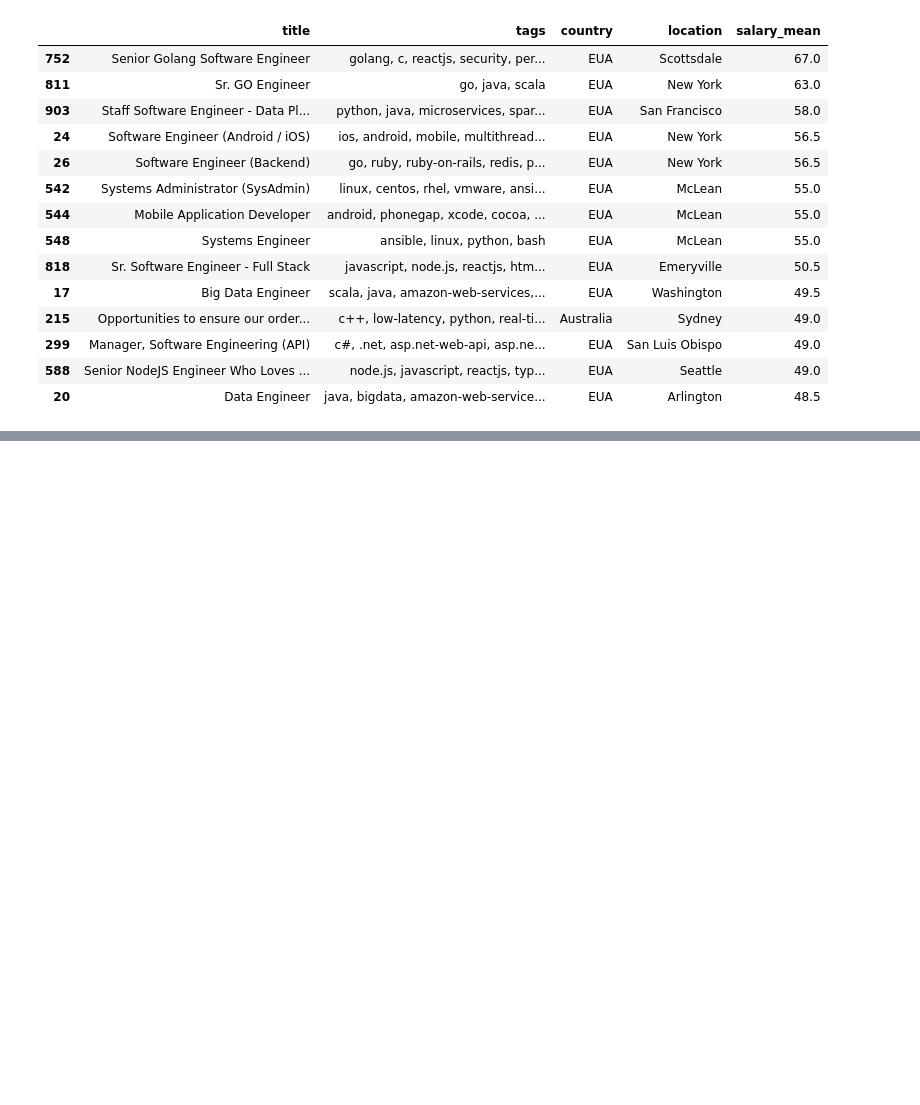
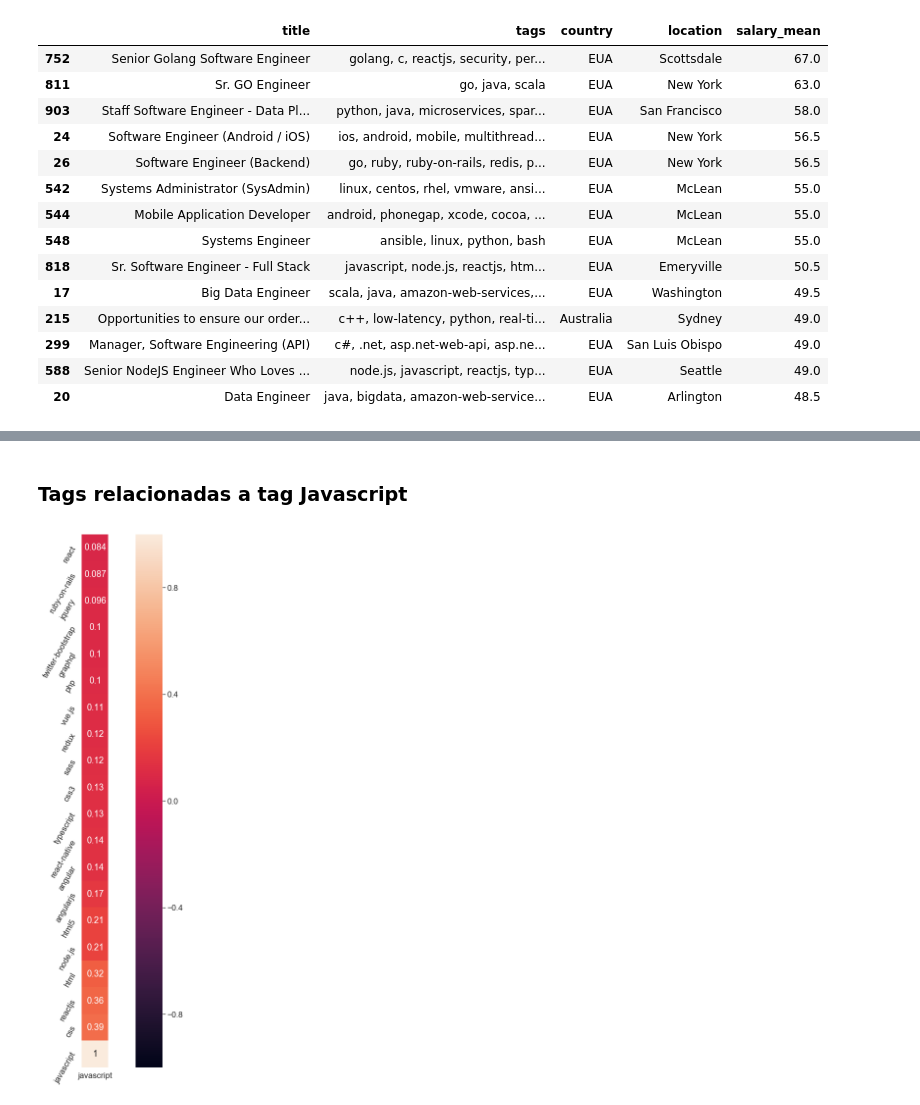
Before and after one commit to GuilhermeDomith/mineracao_de_dados, a Jupyter notebook: 03_coleta_de_dados/analise_stack_overflow_jobs.ipynb, the cells around one changed output, grey strips where cells are left out. Saved outputs shown, nothing was run; the diff lists cells and outputs as text; code cells hidden in the pictures; blank space fills up the shorter version.

```diff
--- a/03_coleta_de_dados/analise_stack_overflow_jobs.ipynb
+++ b/03_coleta_de_dados/analise_stack_overflow_jobs.ipynb
@@ -229,0 +258,6 @@ df_unq_eua[df_unq_eua.salary_mean > 48].sort_values('salary_mean', ascending=Fal
+# %% [markdown]
+### Tags relacionadas a tag Javascript
+# %%
+correlacao_tag('javascript');
+# %% [output]
+[figure, added]
```
Also changed, not shown: parts of 14 cells of this notebook, 3 other files.
